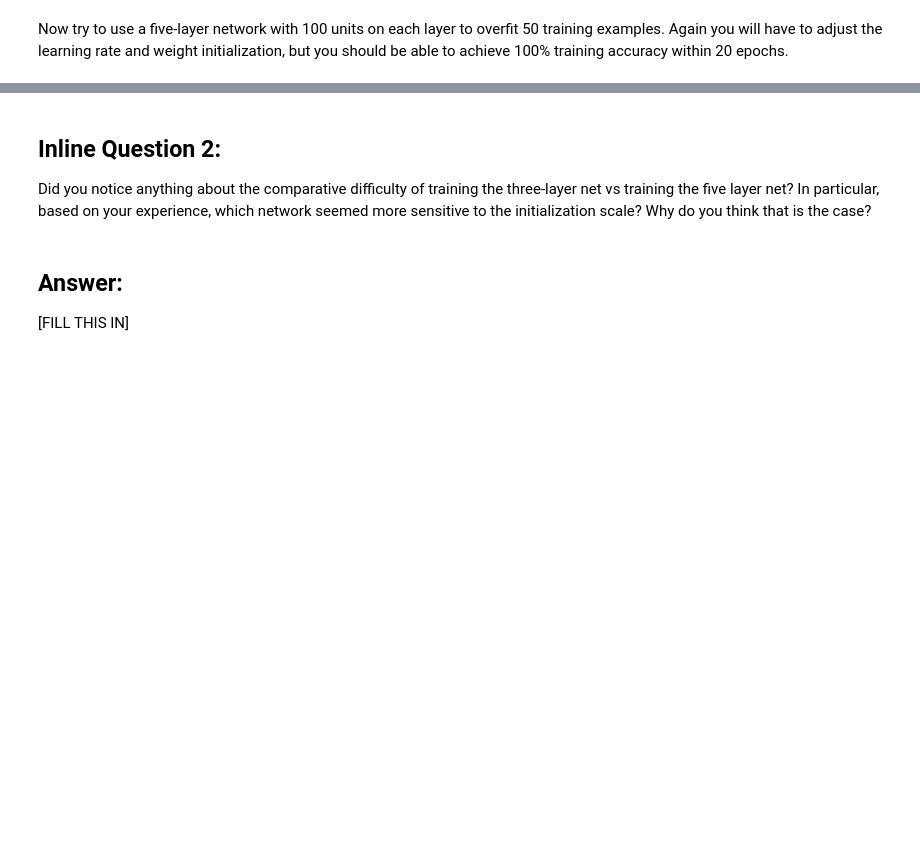
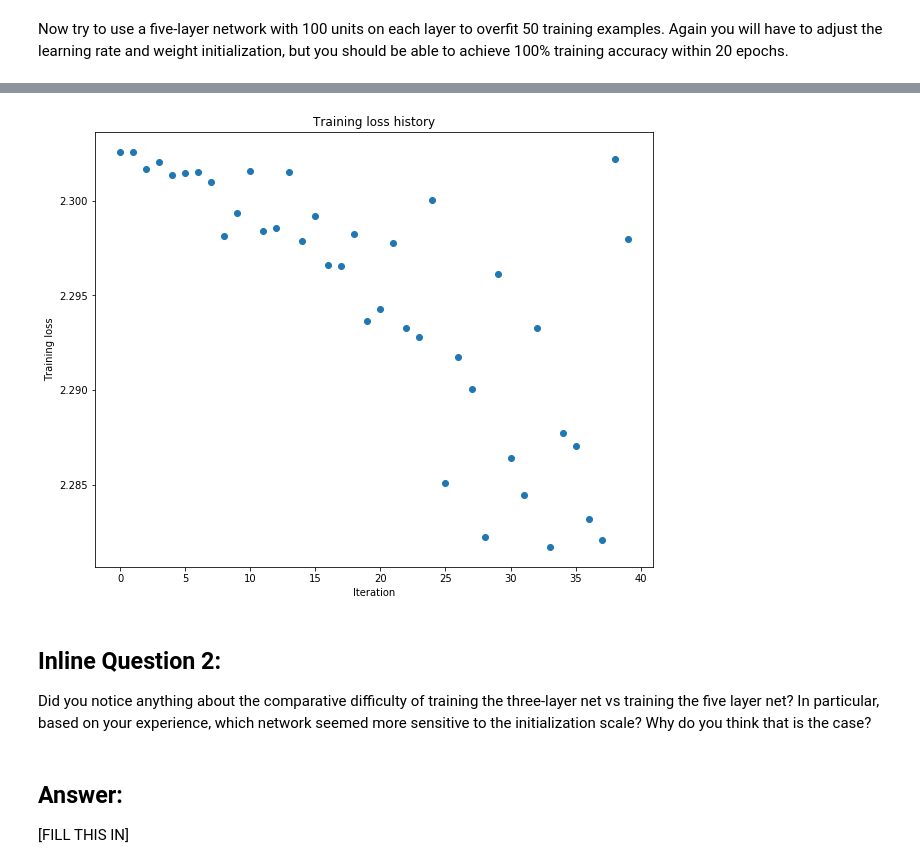
Before and after one commit to d-a-p/cs231_18_deep-learning, a Jupyter notebook: assignment_2/FullyConnectedNets.ipynb, the cells around one changed output, grey strips where cells are left out. Cells and saved outputs as stored; diff of their text form; code cells hidden in the pictures; blank space fills up the shorter version.

```diff
--- a/assignment_2/FullyConnectedNets.ipynb
+++ b/assignment_2/FullyConnectedNets.ipynb
@@ -495,8 +514,8 @@ small_data = {
   'y_val': data['y_val'],
 }
 
-learning_rate = 2e-3
-weight_scale = 1e-5
+learning_rate = 2e-2
+weight_scale = 5e-3
 model = FullyConnectedNet([100, 100, 100, 100],
                 weight_scale=weight_scale, dtype=np.float64)
 solver = Solver(model, small_data,
@@ -513,3 +532,4 @@ plt.title('Training loss history')
 plt.xlabel('Iteration')
 plt.ylabel('Training loss')
 plt.show()
+# %% [output]
@@ -516,3 +553,4 @@ plt.show()
+[figure, added]
 # %% [markdown]
 ## Inline Question 2:
 Did you notice anything about the comparative difficulty of training the three-layer net vs training the five layer net? In particular, based on your experience, which network seemed more sensitive to the initialization scale? Why do you think that is the case?
```
Also changed, not shown: parts of 7 cells of this notebook, 2 other files.
